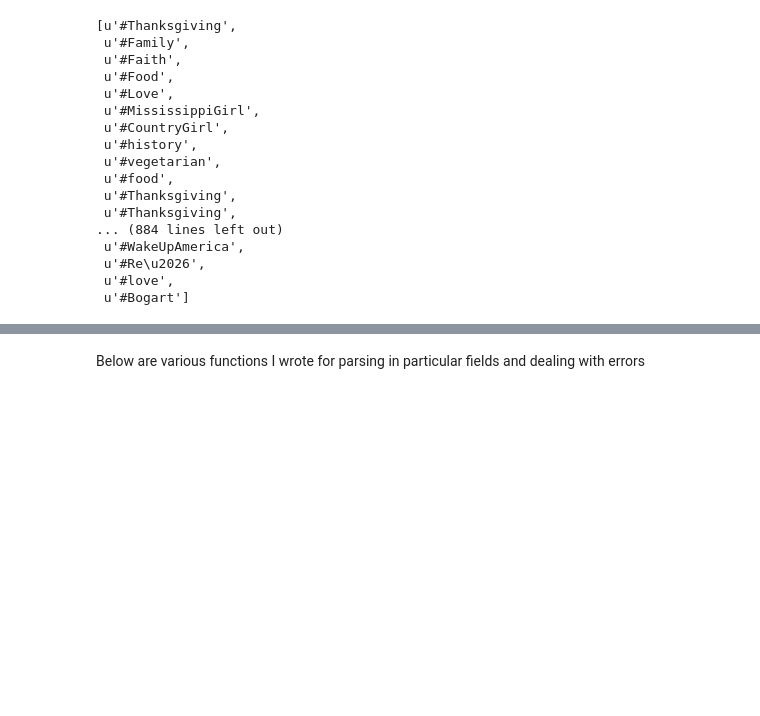
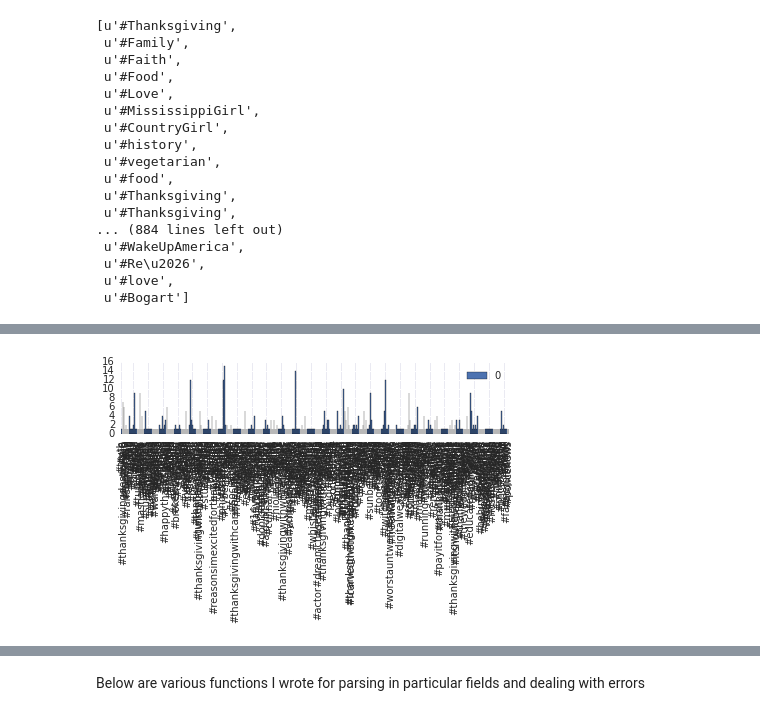
Before and after one commit to linbug/TwitScrip, a Jupyter notebook: Cleaning_twitter_data.ipynb, the cells around one changed output, grey strips where cells are left out. Saved outputs shown, nothing was run; the diff lists cells and outputs as text; code cells hidden in the pictures; blank space fills up the shorter version.

```diff
--- a/Cleaning_twitter_data.ipynb
+++ b/Cleaning_twitter_data.ipynb
@@ -124,0 +163,7 @@ SyntaxError: invalid syntax (<ipython-input-13-4fbfb681a8c1>, line 1)
+# %%
+#fig = plt.figure(figsize=(200, 10))
+hashtag_df = pd.DataFrame.from_dict(hashtag_dict, orient = 'index')
+ax = hashtag_df.plot(kind = 'bar')
+plt.tight_layout()
+# %% [output]
+[figure, added]
```
Also changed, not shown: parts of 23 cells of this notebook.
